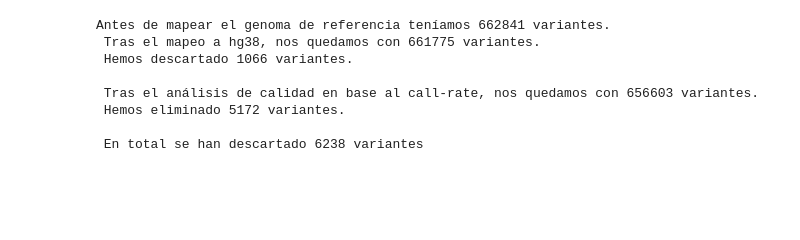
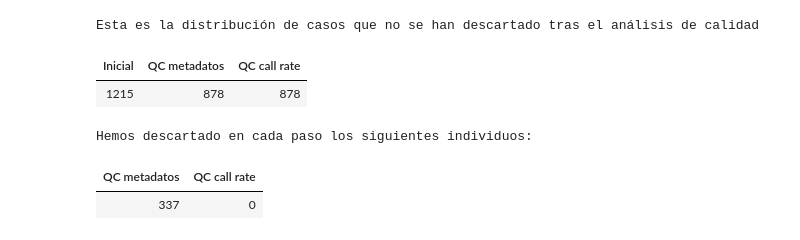
Before and after one commit to miguelgiralv/TFM, a Jupyter notebook: reports/QC_report.ipynb, the cells around one changed output. Cells and saved outputs as stored; diff of their text form; code cells hidden in the pictures; blank space fills up the shorter version.

```diff
--- a/reports/QC_report.ipynb
+++ b/reports/QC_report.ipynb
@@ -59,38 +1,31 @@ print(" Antes de descartar los individuos con muestras de baja calidad según lo
-# %%
-# Ahora haremos una análisis del número de variantes
-# Primero veremos el número de SNPs que teníamos antes de mapear de hg18 a hg38
-with open("C:/Users/Miguel/Documents/UNIVERSIDAD/6 MASTER BIOINFORMATICA/TFM/Repositorio/TFM/results/plink_data/classic/GSE33528.map", "r") as file:
-    row_count_var_map_antes = len(file.readlines())
-
-# y ahora vemos el numero de SNPs tras el mapeo:
-with open("C:/Users/Miguel/Documents/UNIVERSIDAD/6 MASTER BIOINFORMATICA/TFM/Repositorio/TFM/results/plink_data/classic/processed/output_map.map", "r") as file:
-    row_count_var_map_despues = len(file.readlines())
-
-# Seleccionamos ahora solo las variantes con buena calidad en base a su call-rate (call rate de 0.95) (comando --geno)
-plink_command = ["C:/Users/Miguel/Documents/UNIVERSIDAD/6 MASTER BIOINFORMATICA/TFM/Repositorio/TFM/software/plink.exe",
-"--bfile", "C:/Users/Miguel/Documents/UNIVERSIDAD/6 MASTER BIOINFORMATICA/TFM/Repositorio/TFM/results/plink_data/binary/processed/GSE33528_qc_in",
-"--geno", "0.05","--allow-extra-chr",
-"--out", "C:/Users/Miguel/Documents/UNIVERSIDAD/6 MASTER BIOINFORMATICA/TFM/Repositorio/TFM/results/plink_data/binary/processed/GSE33528_final",
-"--make-bed"]
-# Lo ejecutamos para obtener los nuevos archivos binarios excluyendo a las muestras que no pasaron la calidad
-subprocess.run(plink_command)
-#Vemos el número de variantes que nos quedan despues de filtrar el call-rate:
-with open("C:/Users/Miguel/Documents/UNIVERSIDAD/6 MASTER BIOINFORMATICA/TFM/Repositorio/TFM/results/plink_data/binary/processed/GSE33528_final.bim", "r") as file:
-    row_count_var_cr_despues = len(file.readlines())
-
-# y resumimos toda la información:
-print("Antes de mapear el genoma de referencia teníamos", row_count_var_map_antes, "variantes.","\n",
-"Tras el mapeo a hg38, nos quedamos con", row_count_var_map_despues, "variantes.","\n",
-"Hemos descartado", row_count_var_map_antes-row_count_var_map_despues, "variantes.","\n","\n",
-"Tras el análisis de calidad en base al call-rate, nos quedamos con", row_count_var_cr_despues, "variantes.","\n",
-"Hemos eliminado", row_count_var_map_despues-row_count_var_cr_despues, "variantes.","\n","\n",
-"En total se han descartado", row_count_var_map_antes-row_count_var_cr_despues,"variantes")
-# %% [output]
-Antes de mapear el genoma de referencia teníamos 662841 variantes.
- Tras el mapeo a hg38, nos quedamos con 661775 variantes.
- Hemos descartado 1066 variantes.
-
- Tras el análisis de calidad en base al call-rate, nos quedamos con 656603 variantes.
- Hemos eliminado 5172 variantes.
-
- En total se han descartado 6238 variantes
+# %%
+import pandas as pd
+from IPython.display import HTML
+import matplotlib.pyplot as plt
+
+path="C:/Users/Miguel/Documents/UNIVERSIDAD/6 MASTER BIOINFORMATICA/TFM/Repositorio/TFM"
+
+# cargamos todos los datos del número de casos que hemos ido descartando con el análisis de calidad realizado
+resumen_qc=pd.read_csv(f"{path}/results/metadata_gsm/qc_resumen.csv")
+print("Esta es la distribución de casos que no se han descartado tras el análisis de calidad")
+# y vemos la tabla
+HTML(resumen_qc.to_html(index=False))
+# %% [output]
+Esta es la distribución de casos que no se han descartado tras el análisis de calidad
+| Inicial | QC metadatos | QC call rate |
+| 1215 | 878 | 878 |
+# %%
+print("Hemos descartado en cada paso los siguientes individuos:")
+mapeo=resumen_qc["Inicial"]-resumen_qc["QC metadatos"]
+call_rate=resumen_qc["QC metadatos"]-resumen_qc["QC call rate"]
+
+tabla_diferencias = pd.DataFrame({
+    "QC metadatos": mapeo,
+    "QC call rate": call_rate
+})
+
+HTML(tabla_diferencias.to_html(index=False))
+# %% [output]
+Hemos descartado en cada paso los siguientes individuos:
+| QC metadatos | QC call rate |
+| 337 | 0 |
```
Also changed, not shown: parts of 5 cells of this notebook, 17 other files.
